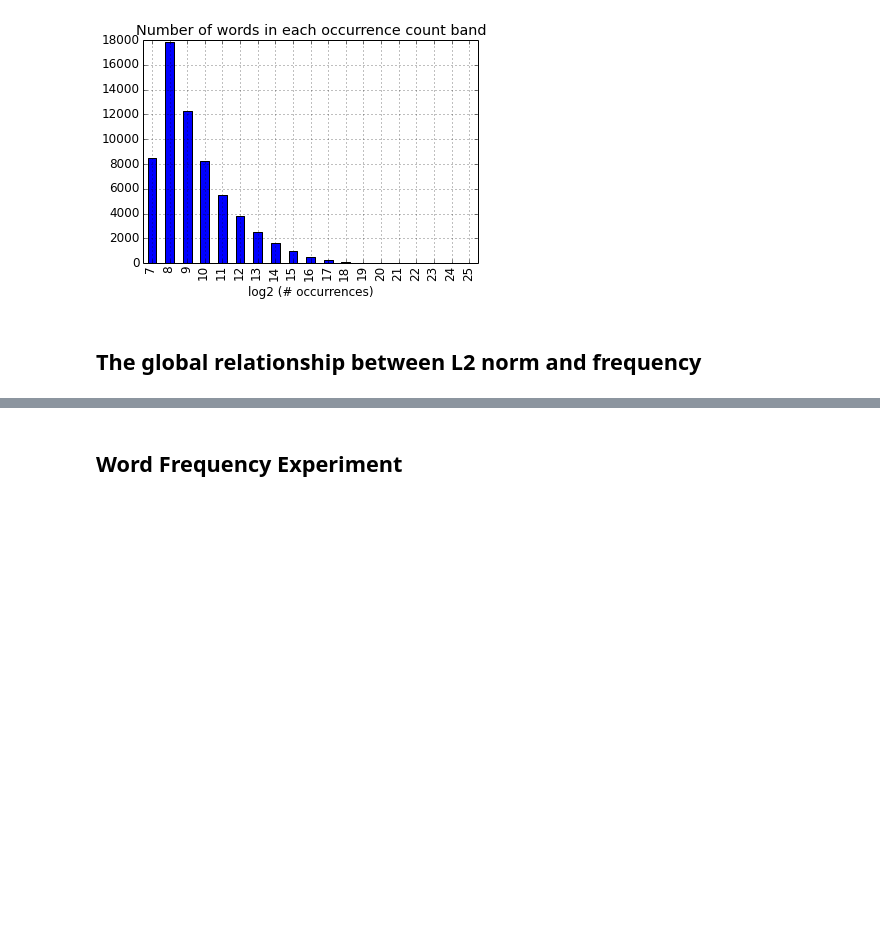
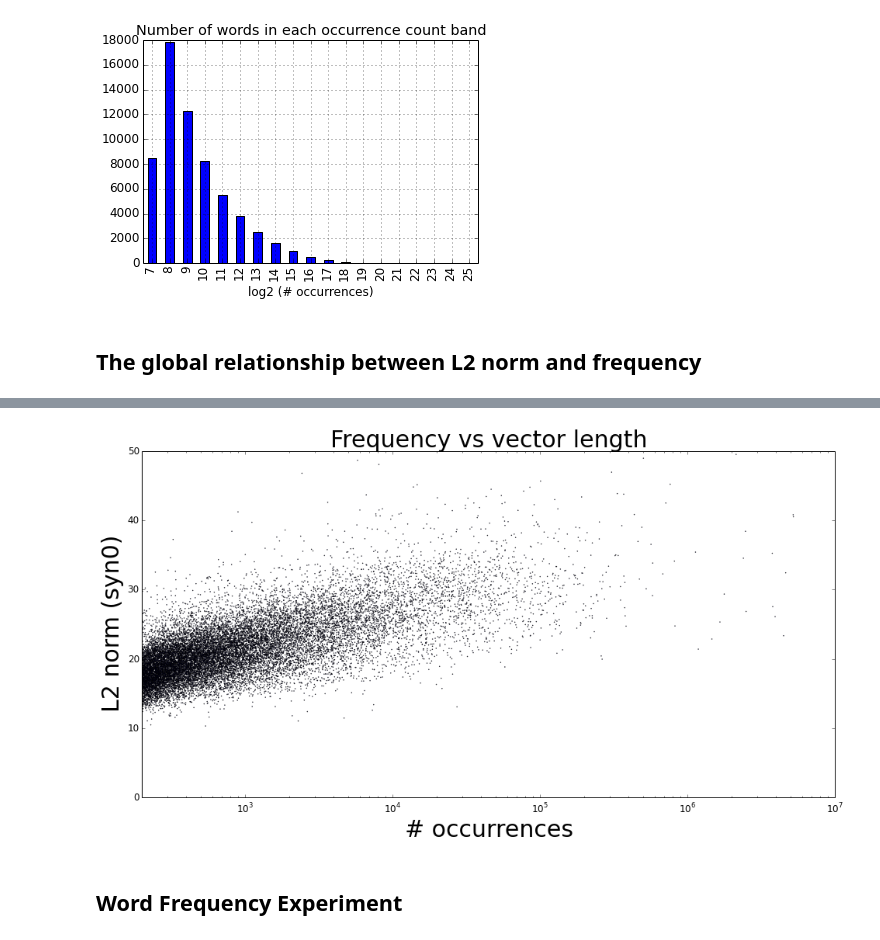
Before and after one commit to benjaminwilson/word2vec-norm-experiments, a Jupyter notebook: analysis.ipynb, the cells around one changed output, grey strips where cells are left out. Cells and saved outputs as stored; diff of their text form; code cells hidden in the pictures; blank space fills up the shorter version.

```diff
--- a/analysis.ipynb
+++ b/analysis.ipynb
@@ -75,3 +78,18 @@ plt.savefig('frequency-norm-graph.svg')
+# %%
+# scatter plot of syn0 norm vs frequency for a sample of ordinary (non-experiment-) words
+fig = plt.figure(figsize=(16, 8))
+non_experiment_words = [word for word in stats.index if word != word.upper()]
+sample = stats.loc[random.sample(non_experiment_words, 20000)]
+plt.scatter(sample.occurrences, sample.L2_norm_syn0, s=0.2)
+plt.xscale('log')
+plt.ylim(0, 50)
+plt.xlim(200, 10 ** 7)
+plt.title('Frequency vs vector length').set_fontsize(30)
+plt.xlabel('# occurrences').set_fontsize(30)
+plt.ylabel('L2 norm (syn0)').set_fontsize(30)
+plt.savefig('frequency-norm-scatterplot.eps')
+# %% [output]
+[figure, added]
 # %%
 def set_num_plots(num_plots):
     colormap = plt.cm.gist_ncar
```
Also changed, not shown: parts of 13 cells of this notebook.
